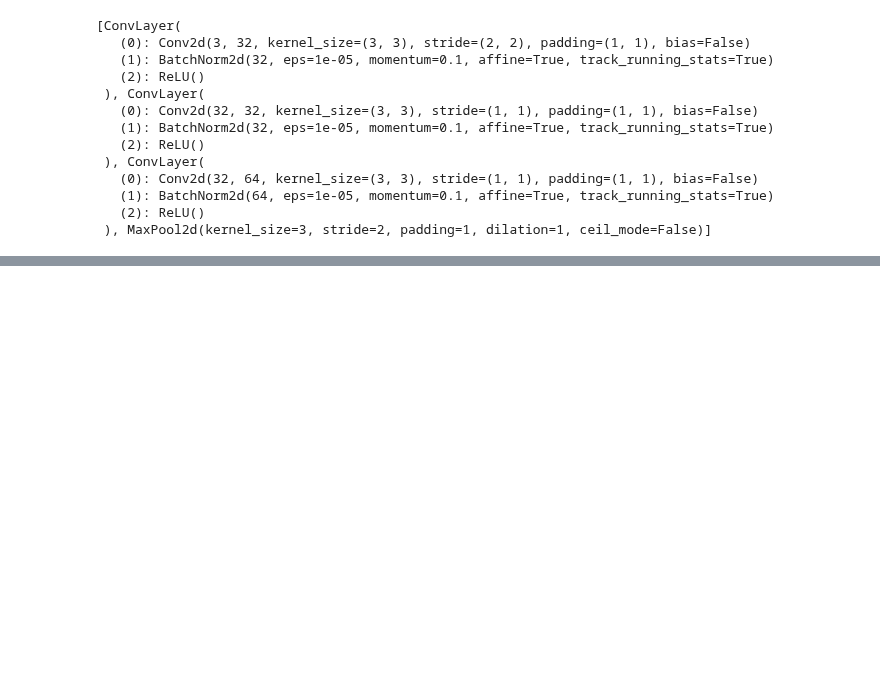
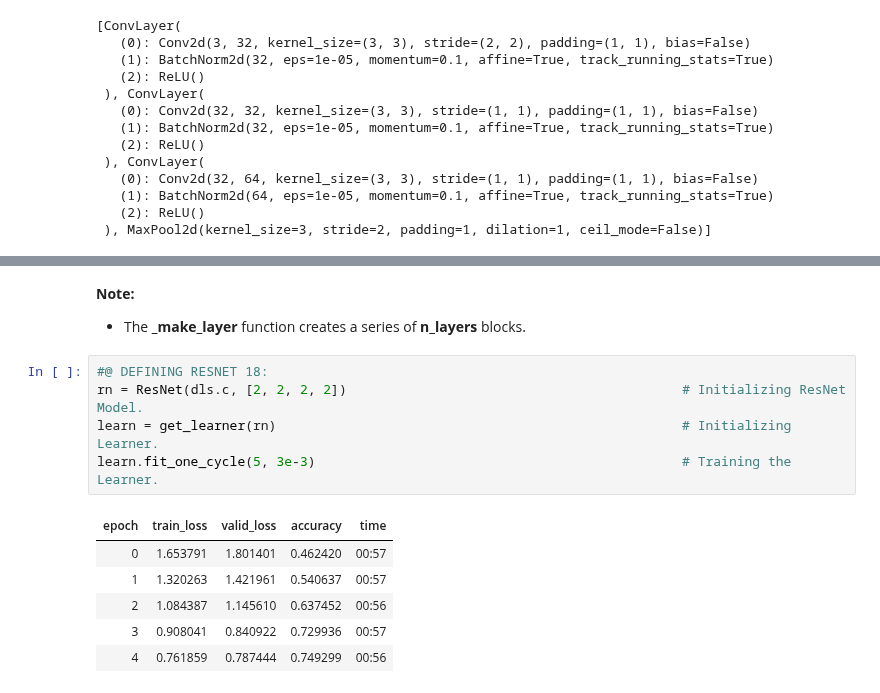
Before and after one commit to ThinamXx/Fastai, a Jupyter notebook: 13. ResNets/ResNets.ipynb, the cells around one changed output, grey strips where cells are left out. Saved outputs shown, nothing was run; the diff lists cells and outputs as text; blank space fills up the shorter version.

```diff
--- a/13. ResNets/ResNets.ipynb
+++ b/13. ResNets/ResNets.ipynb
@@ -169,0 +187,15 @@ _resnet_stem(3, 32, 32, 64)
+# %% [markdown]
+**Note:**
+- The **_make_layer** function creates a series of **n_layers** blocks.
+# %%
+#@ DEFINING RESNET 18:
+rn = ResNet(dls.c, [2, 2, 2, 2])                                           # Initializing ResNet Model.
+learn = get_learner(rn)                                                    # Initializing Learner.
+learn.fit_one_cycle(5, 3e-3)                                               # Training the Learner.
+# %% [output]
+| epoch | train_loss | valid_loss | accuracy | time |
+| 0 | 1.653791 | 1.801401 | 0.462420 | 00:57 |
+| 1 | 1.320263 | 1.421961 | 0.540637 | 00:57 |
+| 2 | 1.084387 | 1.145610 | 0.637452 | 00:56 |
+| 3 | 0.908041 | 0.840922 | 0.729936 | 00:57 |
+| 4 | 0.761859 | 0.787444 | 0.749299 | 00:56 |
```
Also changed, not shown: parts of 10 cells of this notebook.
